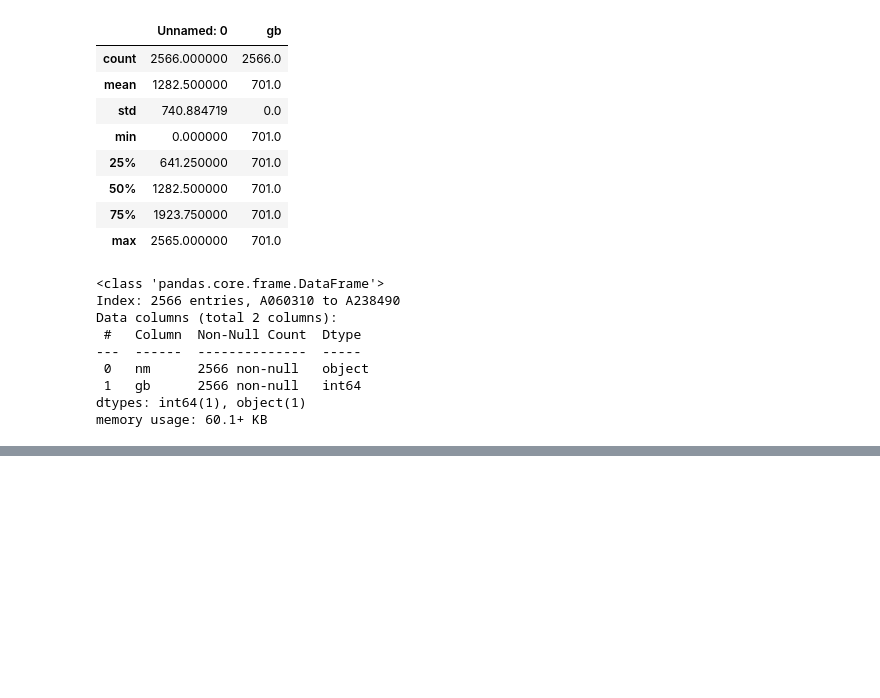
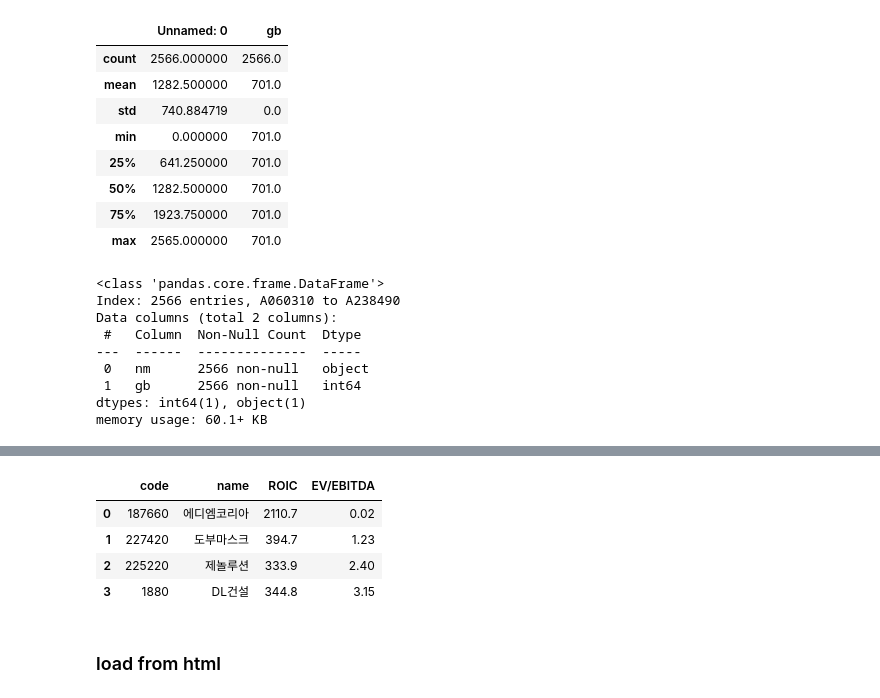
Before and after one commit to Huey-fitpet/study_pandas, a Jupyter notebook: codes/02.DataFrame_loads.ipynb, the cells around one changed output, grey strips where cells are left out. Drawn from its saved outputs; the diff is of its cells as text; code cells hidden in the pictures; blank space fills up the shorter version.

```diff
--- a/codes/02.DataFrame_loads.ipynb
+++ b/codes/02.DataFrame_loads.ipynb
@@ -58,0 +79,10 @@ memory usage: 60.1+ KB
+# %%
+pd.read_csv("../datasets/02.magic.csv")
+# %% [output]
+|  | code | name | ROIC | EV/EBITDA |
+| 0 | 187660 | 에디엠코리아 | 2110.7 | 0.02 |
+| 1 | 227420 | 도부마스크 | 394.7 | 1.23 |
+| 2 | 225220 | 제놀루션 | 333.9 | 2.40 |
+| 3 | 1880 | DL건설 | 344.8 | 3.15 |
+# %% [markdown]
+### load from html
```
Also changed, not shown: parts of 11 cells of this notebook, 4 other files.
